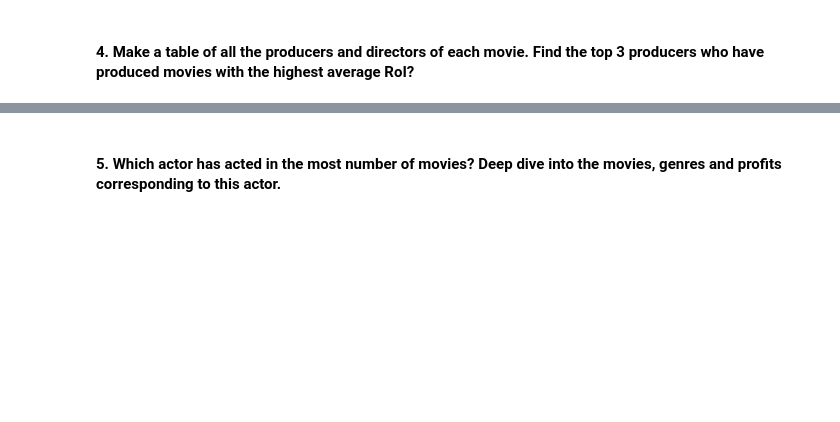
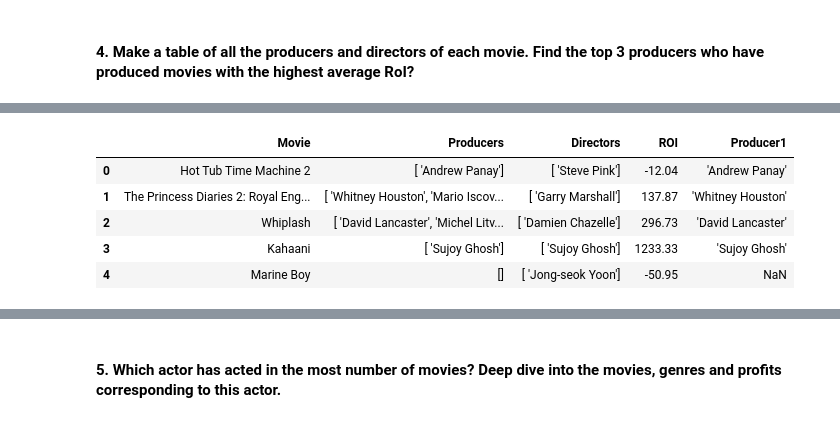
Before and after one commit to iavinashpathak/G34-Python, a Jupyter notebook: Practical/Assignments/07-04 Assignment_EDA_on_IMDB_Dataset[1].ipynb, the cells around one changed output, grey strips where cells are left out. Saved outputs shown, nothing was run; the diff lists cells and outputs as text; code cells hidden in the pictures; blank space fills up the shorter version.

```diff
--- a/Practical/Assignments/07-04 Assignment_EDA_on_IMDB_Dataset[1].ipynb
+++ b/Practical/Assignments/07-04 Assignment_EDA_on_IMDB_Dataset[1].ipynb
@@ -163,0 +252,10 @@ director = crew.values[0].split('\'Director\', \'name\':')[1:][0].split(',')[0]
+# %%
+prod_dir_table['Producer1'] = prod_dir_table['Producers'].map(lambda x: x[0] if len(x) != 0 else np.nan)
+prod_dir_table.head()
+# %% [output]
+|  | Movie | Producers | Directors | ROI | Producer1 |
+| 0 | Hot Tub Time Machine 2 | [ 'Andrew Panay'] | [ 'Steve Pink'] | -12.04 | 'Andrew Panay' |
+| 1 | The Princess Diaries 2: Royal Eng... | [ 'Whitney Houston', 'Mario Iscov... | [ 'Garry Marshall'] | 137.87 | 'Whitney Houston' |
+| 2 | Whiplash | [ 'David Lancaster', 'Michel Litv... | [ 'Damien Chazelle'] | 296.73 | 'David Lancaster' |
+| 3 | Kahaani | [ 'Sujoy Ghosh'] | [ 'Sujoy Ghosh'] | 1233.33 | 'Sujoy Ghosh' |
+| 4 | Marine Boy | [] | [ 'Jong-seok Yoon'] | -50.95 | NaN |
```
Also changed, not shown: parts of 13 cells of this notebook, 1 other file.
